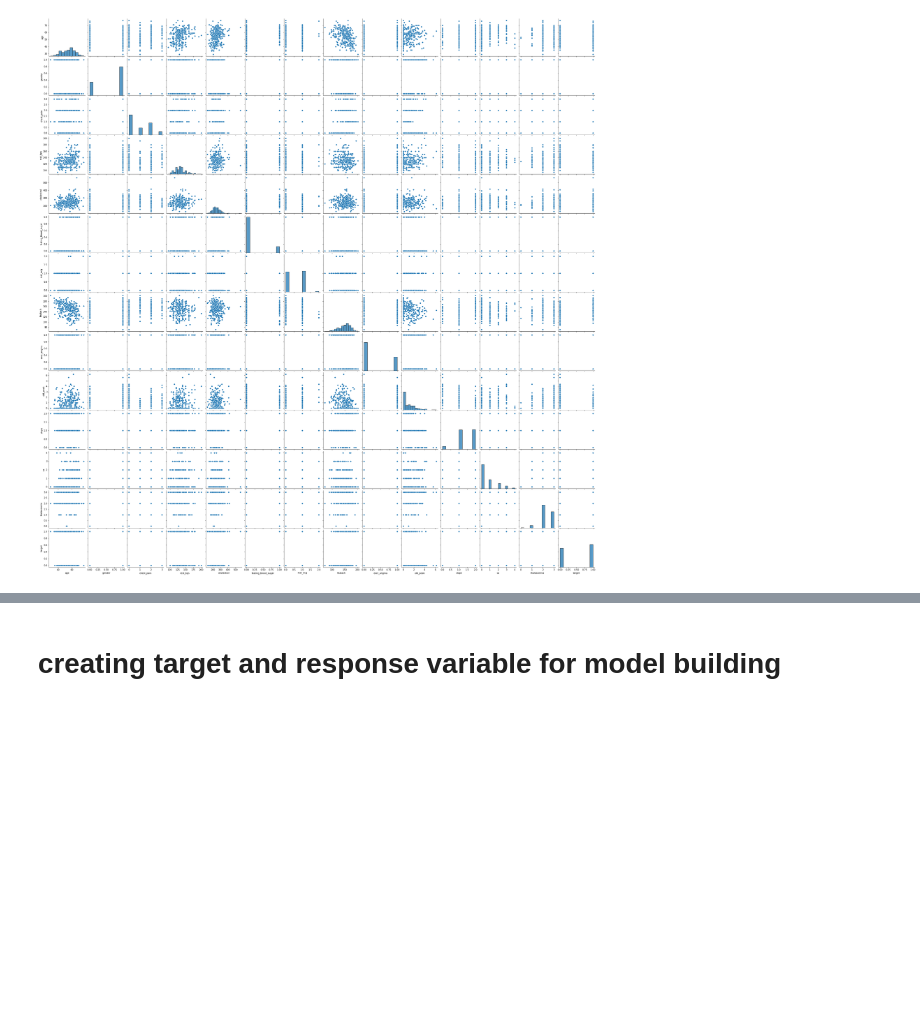
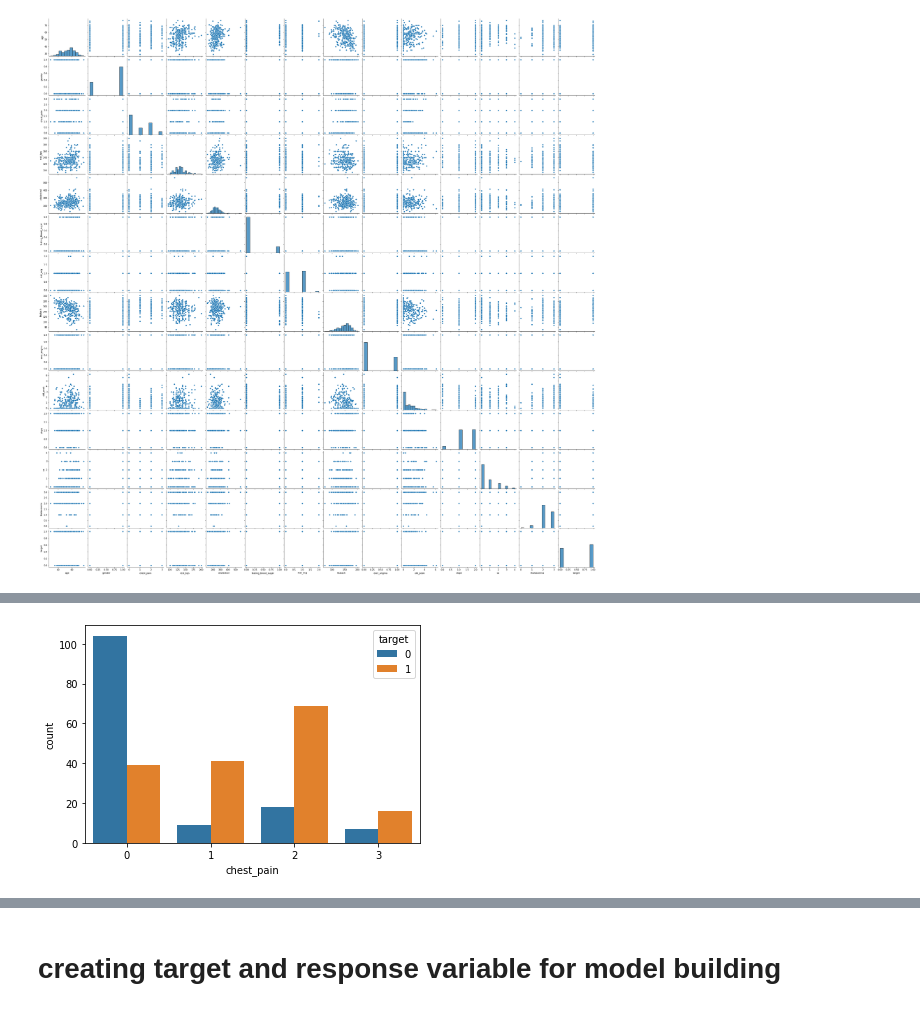
Before and after one commit to Masterak25/ML_AK, a Jupyter notebook: Heartdisease_logistics.ipynb, the cells around one changed output, grey strips where cells are left out. Drawn from its saved outputs; the diff is of its cells as text; code cells hidden in the pictures; blank space fills up the shorter version.

```diff
--- a/Heartdisease_logistics.ipynb
+++ b/Heartdisease_logistics.ipynb
@@ -90,0 +125,4 @@ sns.pairplot(df);
+# %%
+sns.countplot(df['chest_pain'],hue=df['target']);
+# %% [output]
+[figure, added]
```
Also changed, not shown: parts of 13 cells of this notebook.
